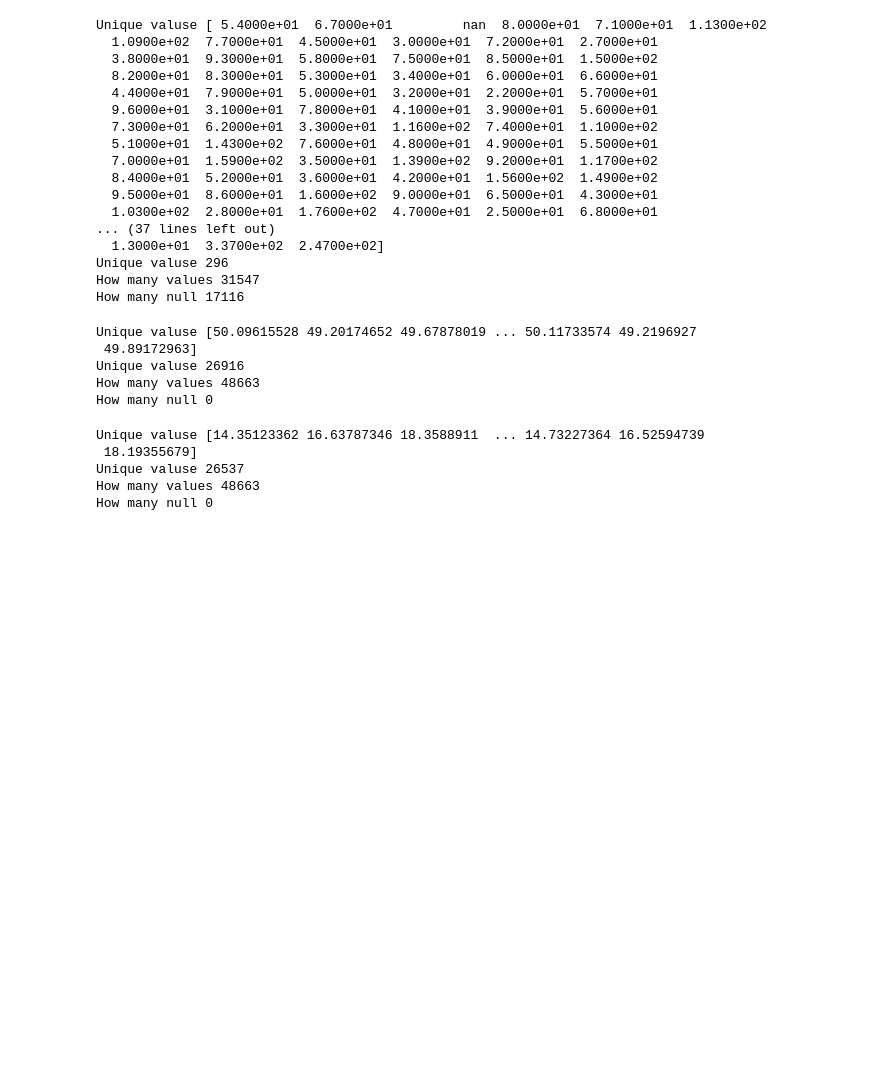
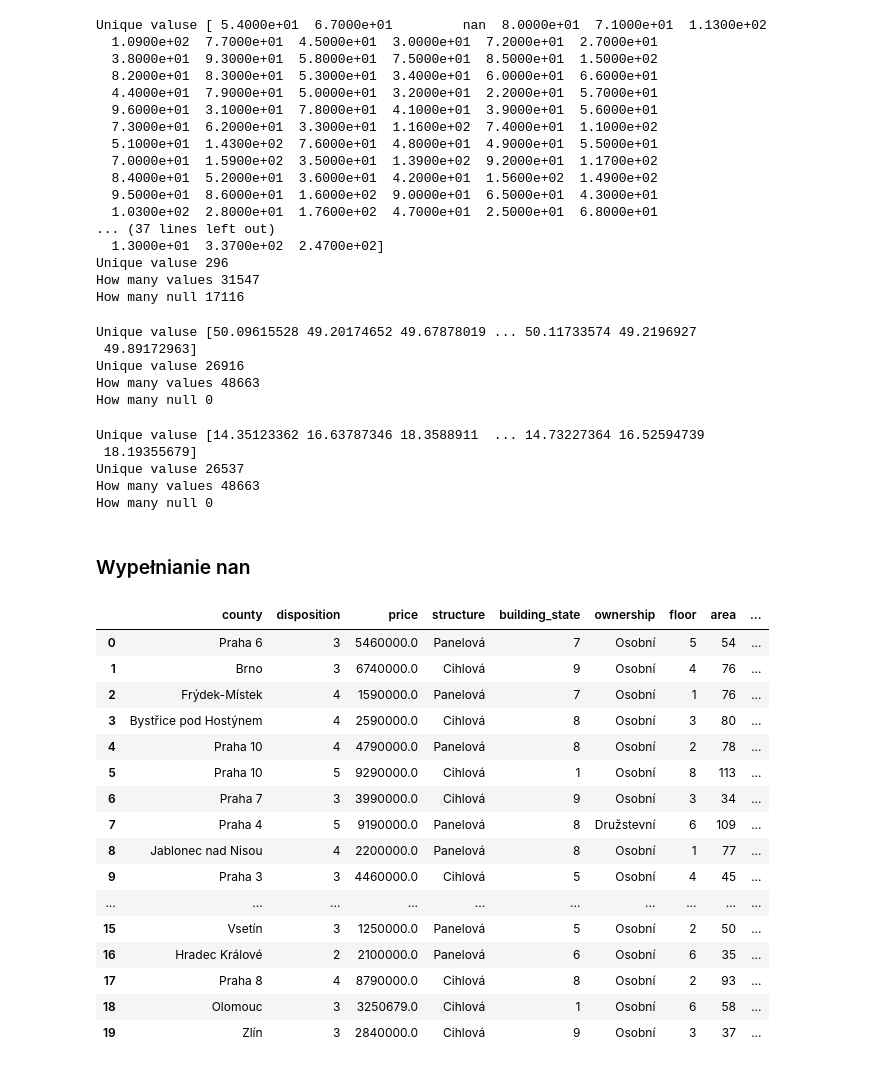
Before and after one commit to FachowaGosiav2/Apartment_prices_Czech_Rep_regression_prediction, a Jupyter notebook: notebook/main.ipynb, the cells around one changed output. Drawn from its saved outputs; the diff is of its cells as text; code cells hidden in the pictures; blank space fills up the shorter version.

```diff
--- a/notebook/main.ipynb
+++ b/notebook/main.ipynb
@@ -223,0 +232,11 @@ How many null 48004
+# %%
+building_state = {'Novostavba':9,
+        'Velmi dobrý':8,
+        'Po rekonstrukci':7,
+        'Dobrý':6,
+        'Před rekonstrukcí':5,
+        'Ve výstavbě':4,
+        'Špatný':3,
+        'K demolici':2,
+        'Projekt':1}
+df['building_state'] = df['building_state'].map(building_state)
@@ -269,9 +342,6 @@ Unique valuse [ 5.4000e+01  6.7000e+01         nan  8.0000e+01  7.1000e+01  1.13
 Unique valuse 296
 How many values 31547
 How many null 17116
-# %%
-# za dużo nan
-df.drop(['area_floor'], axis=1, inplace=True)
 # %%
 nunique_null_sum(df['latitude'])
 # %% [output]
@@ -288,3 +358,47 @@ Unique valuse [14.35123362 16.63787346 18.3588911  ... 14.73227364 16.52594739
 Unique valuse 26537
 How many values 48663
 How many null 0
+# %%
+df.drop(['street', 'district', 'address',
+         'price_note', 'starting_price',
+         'id', 'id_sreality', 'description',
+         'download_date', 'currency', 'area_floor',
+         ],
+        axis=1, inplace=True)
+# %% [markdown]
+### Wypełnianie nan
+# %%
+df['balcony_exist'] = df['balcony_exist'].fillna(0)
+df['balcony'] = df['balcony'].fillna(0)
+df['elevator'] = df['elevator'].fillna(0)
+df['cellar_exist'] = df['cellar_exist'].fillna(0)
+df['cellar'] = df['cellar'].fillna(0)
+df['lodge_exist'] = df['lodge_exist'].fillna(0)
+df['lodge'] = df['lodge'].fillna(0)
+df['barrier_free'] = df['barrier_free'].fillna(0)
+df['terace_exist'] = df['terace_exist'].fillna(0)
+df['terace'] = df['terace'].fillna(0)
+df['area_built_up'] = df['area_built_up'].fillna(0)
+df['area_garden'] = df['area_garden'].fillna(0)
+df['garage_exist'] = df['garage_exist'].fillna(0)
+df['garage'] = df['garage'].fillna(0)
+# %%
+df.head(20)
+# %% [output]
+|  | county | disposition | price | structure | building_state | ownership | floor | area | ... |
+| 0 | Praha 6 | 3 | 5460000.0 | Panelová | 7 | Osobní | 5 | 54 | ... |
+| 1 | Brno | 3 | 6740000.0 | Cihlová | 9 | Osobní | 4 | 76 | ... |
+| 2 | Frýdek-Místek | 4 | 1590000.0 | Panelová | 7 | Osobní | 1 | 76 | ... |
+| 3 | Bystřice pod Hostýnem | 4 | 2590000.0 | Cihlová | 8 | Osobní | 3 | 80 | ... |
+| 4 | Praha 10 | 4 | 4790000.0 | Panelová | 8 | Osobní | 2 | 78 | ... |
+| 5 | Praha 10 | 5 | 9290000.0 | Cihlová | 1 | Osobní | 8 | 113 | ... |
+| 6 | Praha 7 | 3 | 3990000.0 | Cihlová | 9 | Osobní | 3 | 34 | ... |
+| 7 | Praha 4 | 5 | 9190000.0 | Panelová | 8 | Družstevní | 6 | 109 | ... |
+| 8 | Jablonec nad Nisou | 4 | 2200000.0 | Panelová | 8 | Osobní | 1 | 77 | ... |
+| 9 | Praha 3 | 3 | 4460000.0 | Cihlová | 5 | Osobní | 4 | 45 | ... |
+| ... | ... | ... | ... | ... | ... | ... | ... | ... | ... |
+| 15 | Vsetín | 3 | 1250000.0 | Panelová | 5 | Osobní | 2 | 50 | ... |
+| 16 | Hradec Králové | 2 | 2100000.0 | Panelová | 6 | Osobní | 6 | 35 | ... |
+| 17 | Praha 8 | 4 | 8790000.0 | Cihlová | 8 | Osobní | 2 | 93 | ... |
+| 18 | Olomouc | 3 | 3250679.0 | Cihlová | 1 | Osobní | 6 | 58 | ... |
+| 19 | Zlín | 3 | 2840000.0 | Cihlová | 9 | Osobní | 3 | 37 | ... |
```
Also changed, not shown: parts of 24 cells of this notebook.
